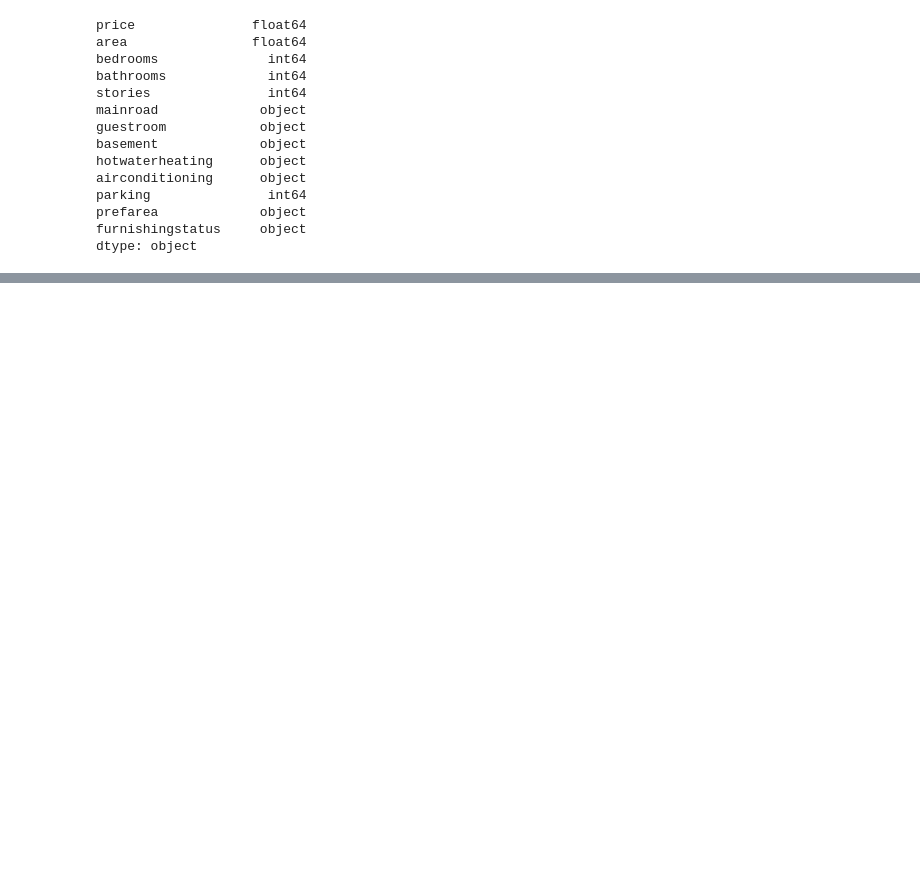
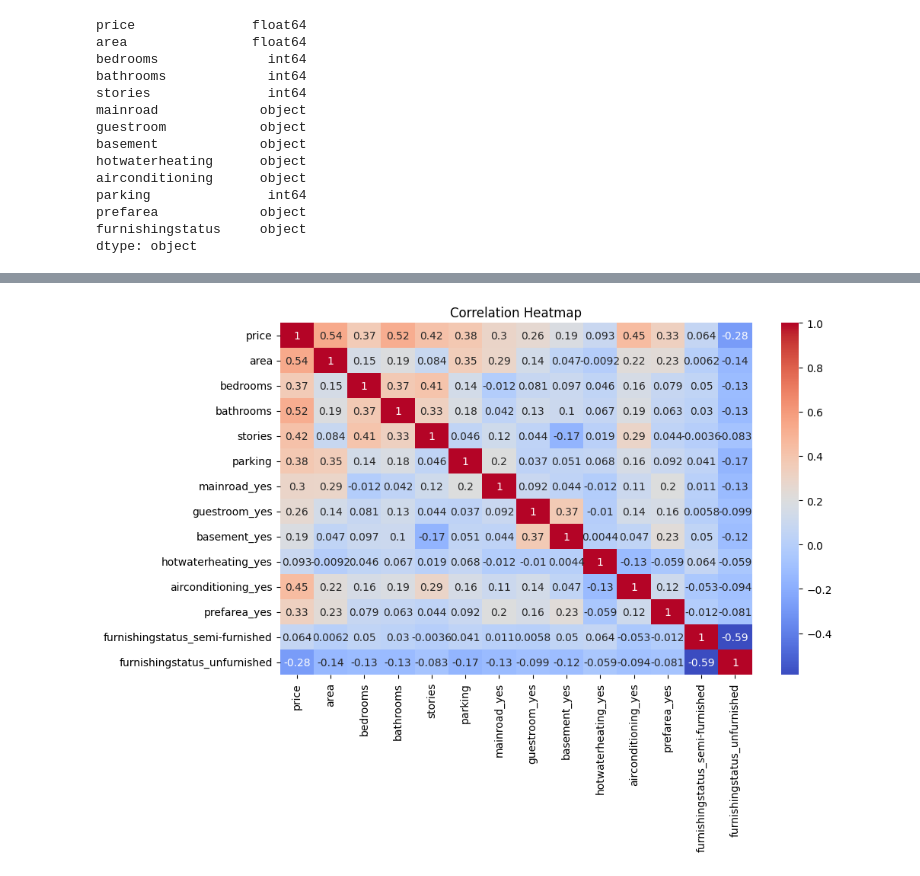
Before and after one commit to sumit447/House_Price_Predicition_System, a Jupyter notebook: House_Price_Predicition.ipynb, the cells around one changed output, grey strips where cells are left out. Saved outputs shown, nothing was run; the diff lists cells and outputs as text; code cells hidden in the pictures; blank space fills up the shorter version.

```diff
--- a/House_Price_Predicition.ipynb
+++ b/House_Price_Predicition.ipynb
@@ -121,0 +112,4 @@ dtype: object
+# %%
+categorical_col=df.select_dtypes(include=['object','category']).columns
+# %%
+df_encode=pd.get_dummies(df, columns=categorical_col, drop_first=True)
@@ -121,0 +176,7 @@ dtype: object
+# %%
+plt.figure(figsize=(10,6))
+sns.heatmap(df_encode.corr(),annot=True,cmap='coolwarm')
+plt.title('Correlation Heatmap')
+plt.show()
+# %% [output]
+[figure, added]
```
Also changed, not shown: parts of 18 cells of this notebook, 1 other file.
